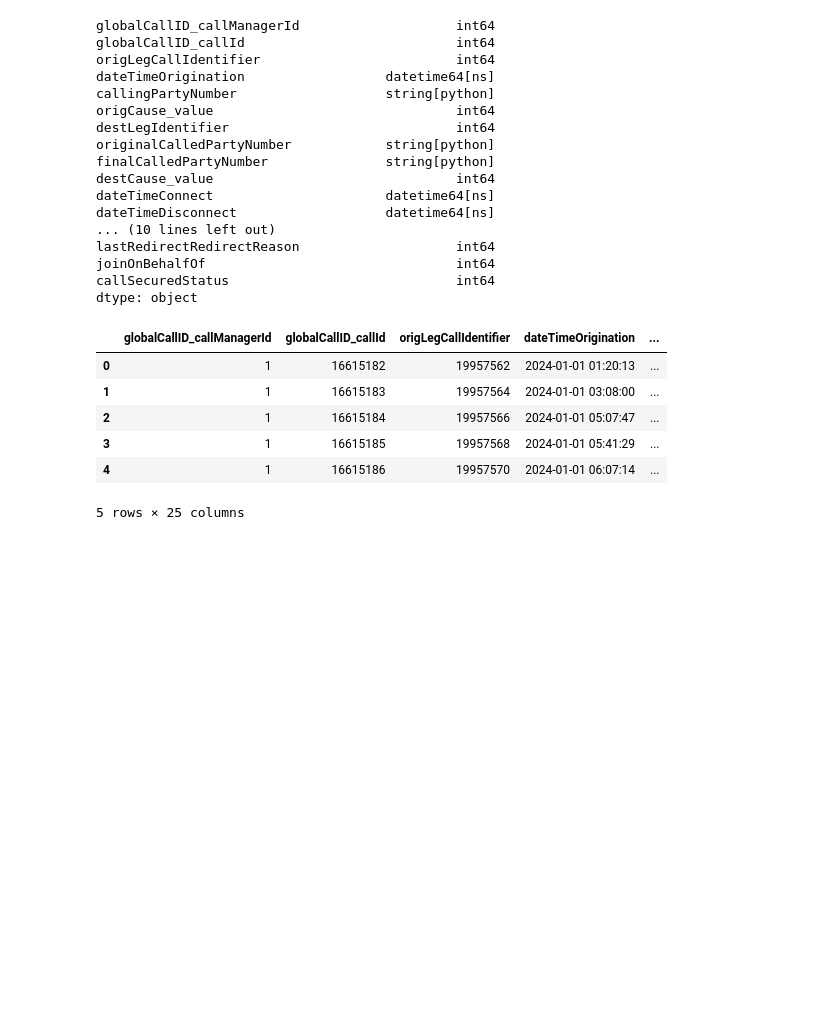
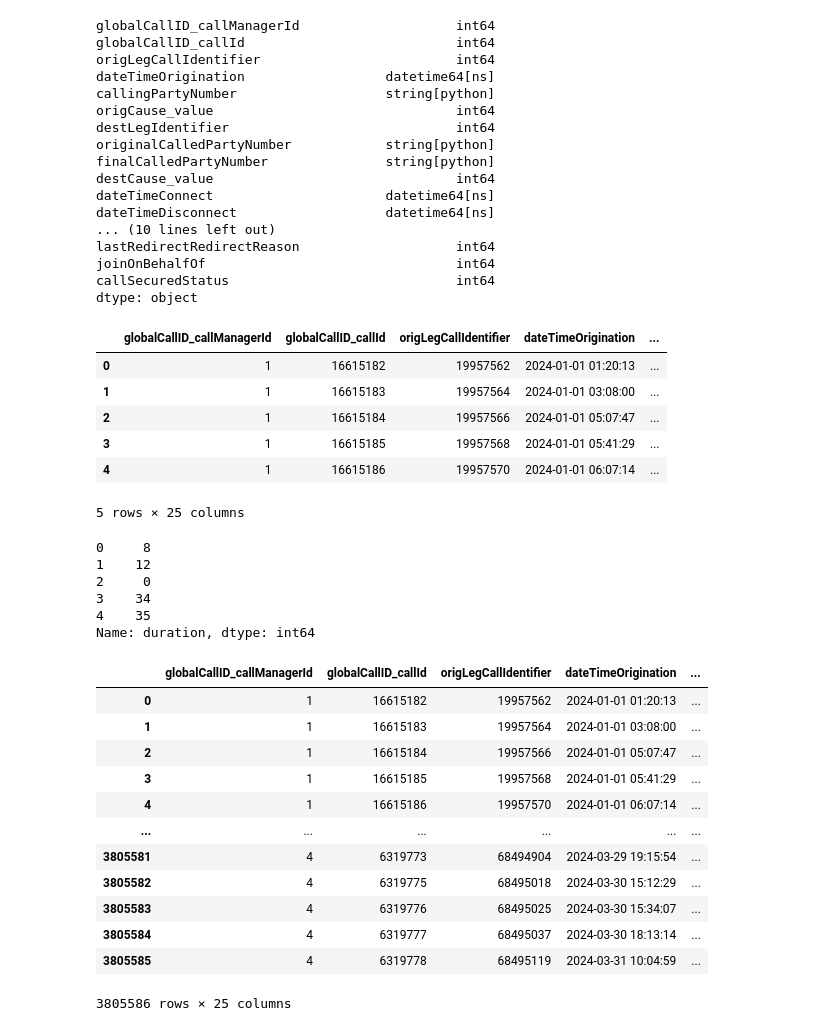
Before and after one commit to Hana-Et/DATA_2025_projekt_Callytics, a Jupyter notebook: data_cleaning.ipynb, the cells around one changed output. Cells and saved outputs as stored; diff of their text form; code cells hidden in the pictures; blank space fills up the shorter version.

```diff
--- a/data_cleaning.ipynb
+++ b/data_cleaning.ipynb
@@ -152,3 +150,29 @@ data.head()
 | 3 | 1 | 16615185 | 19957568 | 2024-01-01 05:41:29 | ... |
 | 4 | 1 | 16615186 | 19957570 | 2024-01-01 06:07:14 | ... |
 5 rows × 25 columns
+# %%
+data['duration'].head()
+# %% [output]
+0     8
+1    12
+2     0
+3    34
+4    35
+Name: duration, dtype: int64
+# %%
+#přidání jednotky k názvu sloupce duration
+data.rename(columns={'duration': 'duration (sekundy)'})
+# %% [output]
+|  | globalCallID_callManagerId | globalCallID_callId | origLegCallIdentifier | dateTimeOrigination | ... |
+| 0 | 1 | 16615182 | 19957562 | 2024-01-01 01:20:13 | ... |
+| 1 | 1 | 16615183 | 19957564 | 2024-01-01 03:08:00 | ... |
+| 2 | 1 | 16615184 | 19957566 | 2024-01-01 05:07:47 | ... |
+| 3 | 1 | 16615185 | 19957568 | 2024-01-01 05:41:29 | ... |
+| 4 | 1 | 16615186 | 19957570 | 2024-01-01 06:07:14 | ... |
+| ... | ... | ... | ... | ... | ... |
+| 3805581 | 4 | 6319773 | 68494904 | 2024-03-29 19:15:54 | ... |
+| 3805582 | 4 | 6319775 | 68495018 | 2024-03-30 15:12:29 | ... |
+| 3805583 | 4 | 6319776 | 68495025 | 2024-03-30 15:34:07 | ... |
+| 3805584 | 4 | 6319777 | 68495037 | 2024-03-30 18:13:14 | ... |
+| 3805585 | 4 | 6319778 | 68495119 | 2024-03-31 10:04:59 | ... |
+3805586 rows × 25 columns
```
Also changed, not shown: parts of 6 cells of this notebook.
